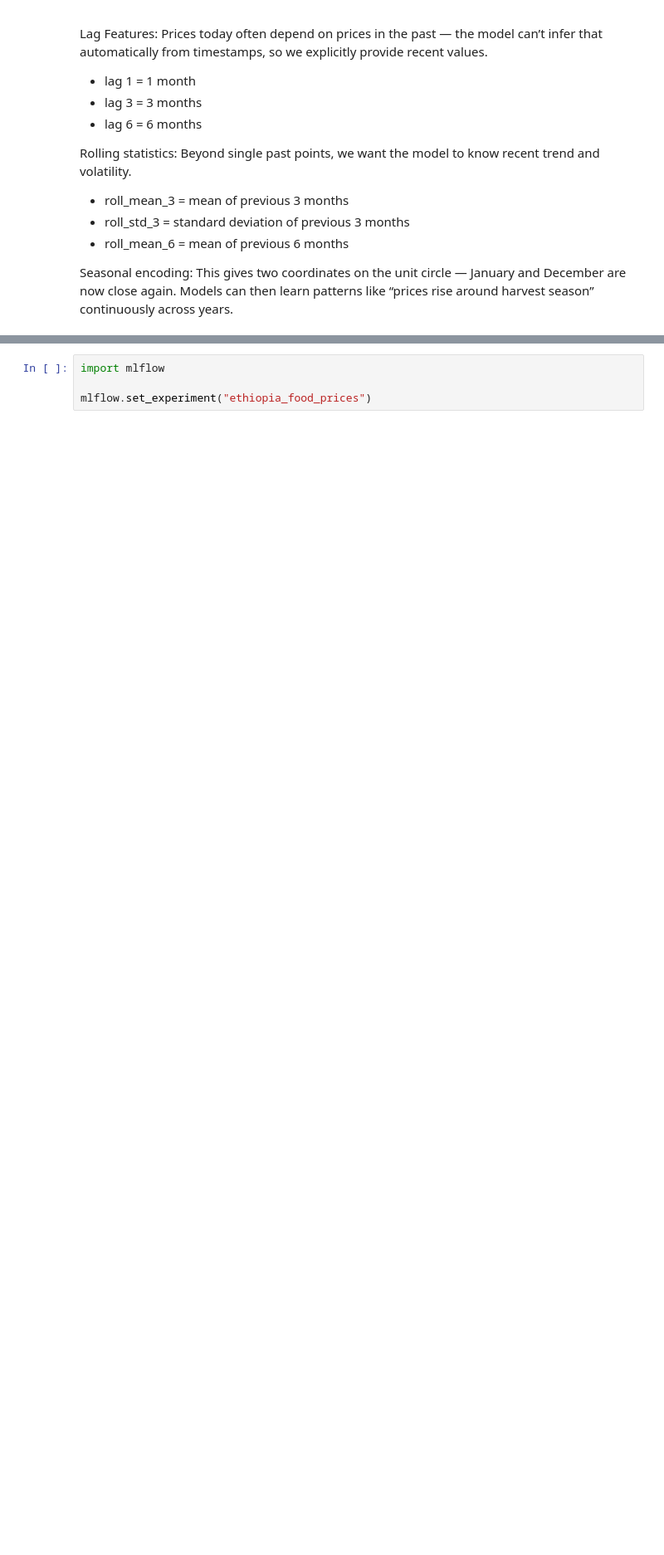
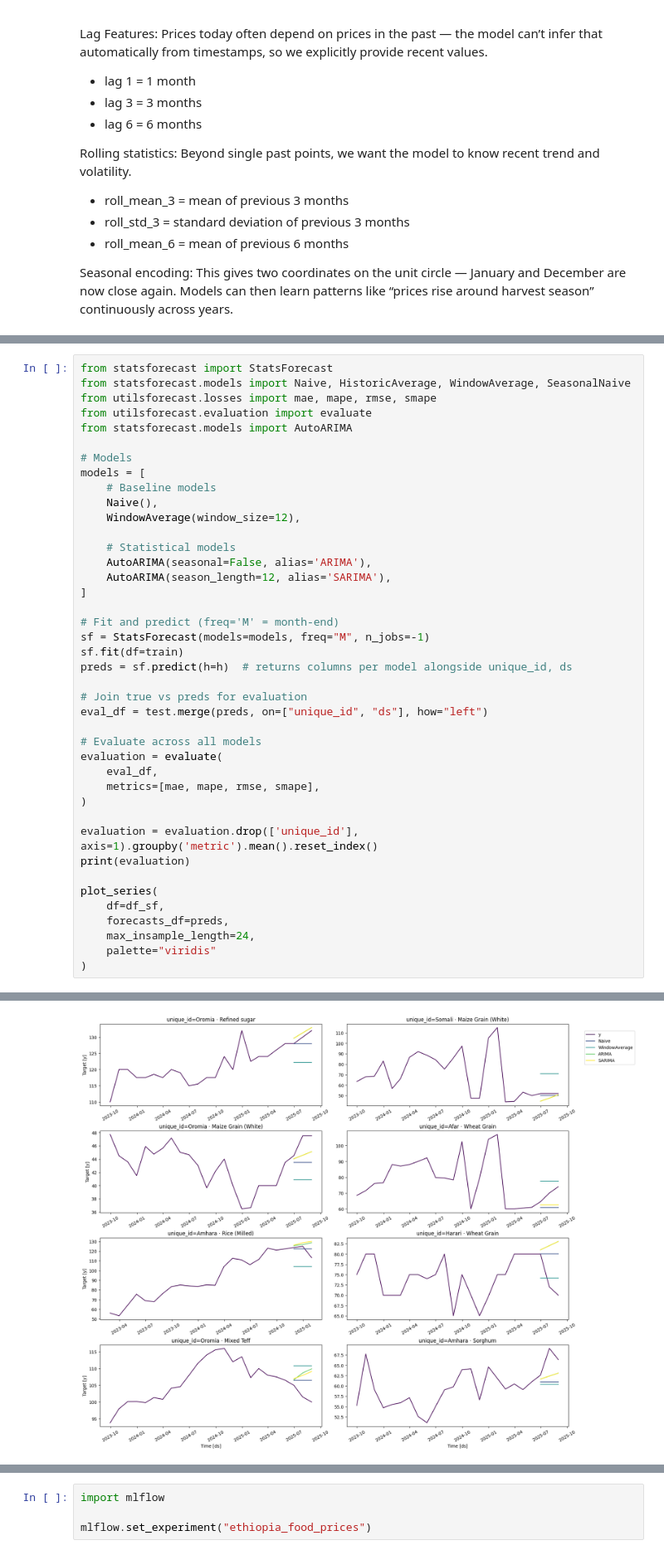
Before and after one commit to nataschaminnitt/food_security, a Jupyter notebook: etl/modelling.ipynb, the cells around one changed output, grey strips where cells are left out. Shown at 83% size. Drawn from its saved outputs; the diff is of its cells as text; blank space fills up the shorter version.

```diff
--- a/etl/modelling.ipynb
+++ b/etl/modelling.ipynb
@@ -42,0 +99,42 @@ from etl.staples_model_core import (
+# %%
+from statsforecast import StatsForecast
+from statsforecast.models import Naive, HistoricAverage, WindowAverage, SeasonalNaive
+from utilsforecast.losses import mae, mape, rmse, smape
+from utilsforecast.evaluation import evaluate
+from statsforecast.models import AutoARIMA
+
+# Models
+models = [
+    # Baseline models
+    Naive(),
+    WindowAverage(window_size=12),
+
+    # Statistical models
+    AutoARIMA(seasonal=False, alias='ARIMA'),
+    AutoARIMA(season_length=12, alias='SARIMA'),
+]
+
+# Fit and predict (freq='M' = month-end)
+sf = StatsForecast(models=models, freq="M", n_jobs=-1)
+sf.fit(df=train)
+preds = sf.predict(h=h)  # returns columns per model alongside unique_id, ds
+
+# Join true vs preds for evaluation
+eval_df = test.merge(preds, on=["unique_id", "ds"], how="left")
+
+# Evaluate across all models
+evaluation = evaluate(
+    eval_df,
+    metrics=[mae, mape, rmse, smape],
+)
+
+evaluation = evaluation.drop(['unique_id'], axis=1).groupby('metric').mean().reset_index()
+print(evaluation)
+
+plot_series(
+    df=df_sf,
+    forecasts_df=preds,
+    max_insample_length=24,
+    palette="viridis"
+)
+# %% [output]
@@ -42,0 +146 @@ from etl.staples_model_core import (
+[figure, added]
```
Also changed, not shown: parts of 11 cells of this notebook, 9 other files.
